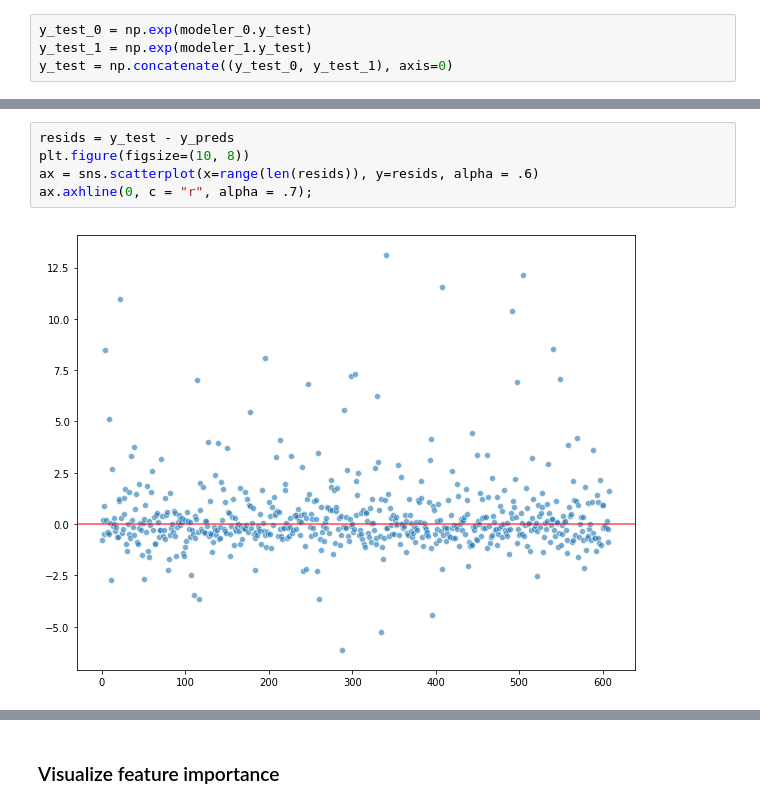
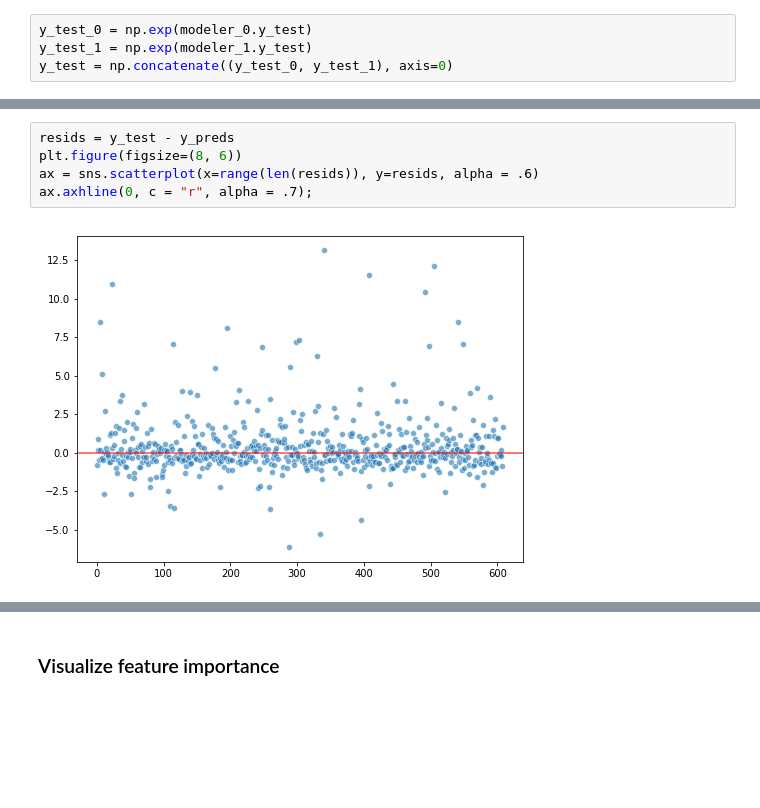
Before and after one commit to FredaXin/capstone, a Jupyter notebook: code/05_02_modeling_phase_2_aggregation.ipynb, the cells around one changed output, grey strips where cells are left out. Drawn from its saved outputs; the diff is of its cells as text; blank space fills up the shorter version.

```diff
--- a/code/05_modeling.ipynb
+++ b/code/05_02_modeling_phase_2_aggregation.ipynb
@@ -732,7 +732,7 @@ ax.plot((minDist,maxDist),(minDist,maxDist), c = "r", alpha = .7);
 # %%
 resids = y_test - y_preds
-plt.figure(figsize=(10, 8))
+plt.figure(figsize=(8, 6))
 ax = sns.scatterplot(x=range(len(resids)), y=resids, alpha = .6)
 ax.axhline(0, c = "r", alpha = .7);
 # %% [output]
-[figure, old version]
+[figure, new version]
```
Also changed, not shown: parts of 23 cells of this notebook, 1 other file.
